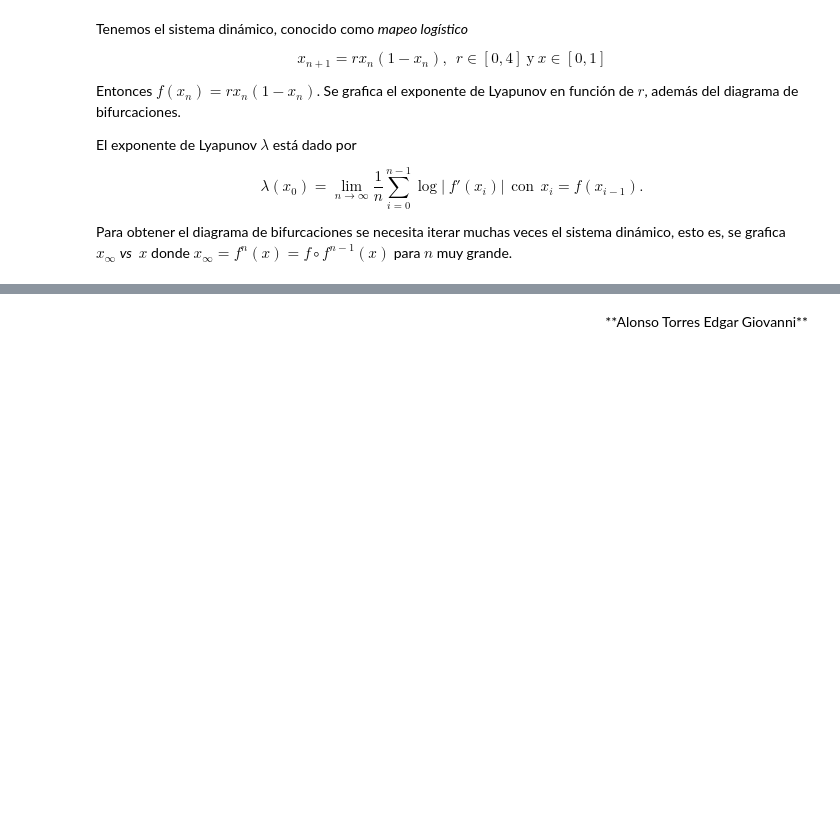
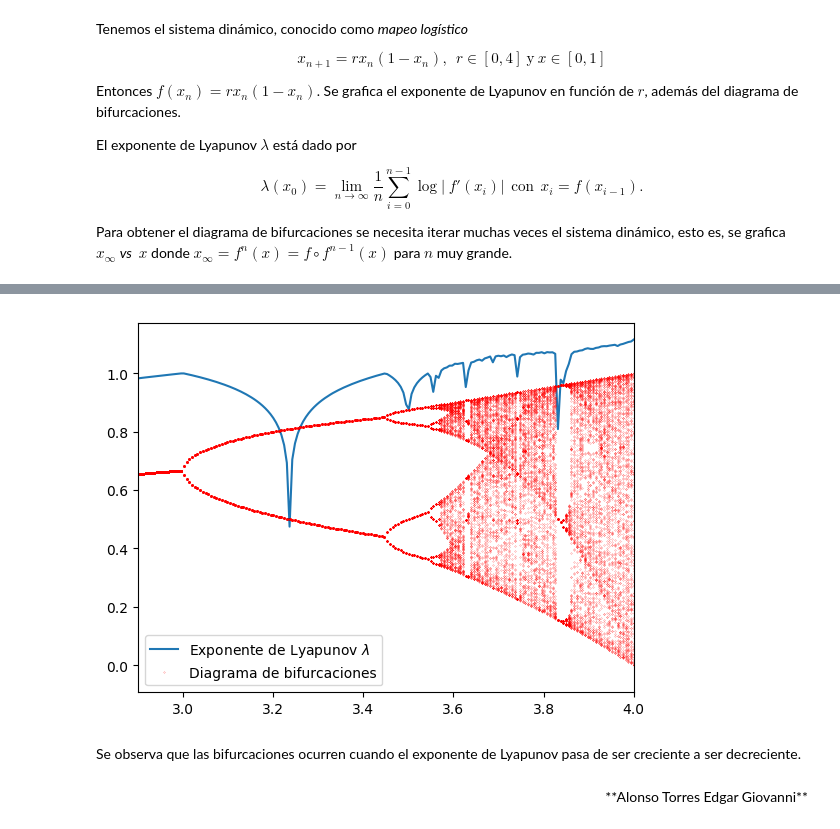
Before and after one commit to Giovanni-Alonso-Torres/Fisica_Computacional_Alonso_Torres, a Jupyter notebook: Tarea_18.ipynb, the cells around one changed output, grey strips where cells are left out. Drawn from its saved outputs; the diff is of its cells as text; code cells hidden in the pictures; blank space fills up the shorter version.

```diff
--- a/Tarea_18.ipynb
+++ b/Tarea_18.ipynb
@@ -75,2 +83,11 @@ xlim(2.5,4);
+# %%
+plot(r,(1/6)*L[1]+1,label=L"Exponente de Lyapunov $\lambda$")
+plot(L[2],L[3],"r.",markersize=0.3,label="Diagrama de bifurcaciones")
+xlim(2.9,4);
+legend();
+# %% [output]
+[figure, added]
+# %% [markdown]
+Se observa que las bifurcaciones ocurren cuando el exponente de Lyapunov pasa de ser creciente a ser decreciente.
 # %% [markdown]
 <div align="right" style="text-indent:0.5cm">**Alonso Torres Edgar Giovanni**</div>
```
Also changed, not shown: parts of 6 cells of this notebook.
